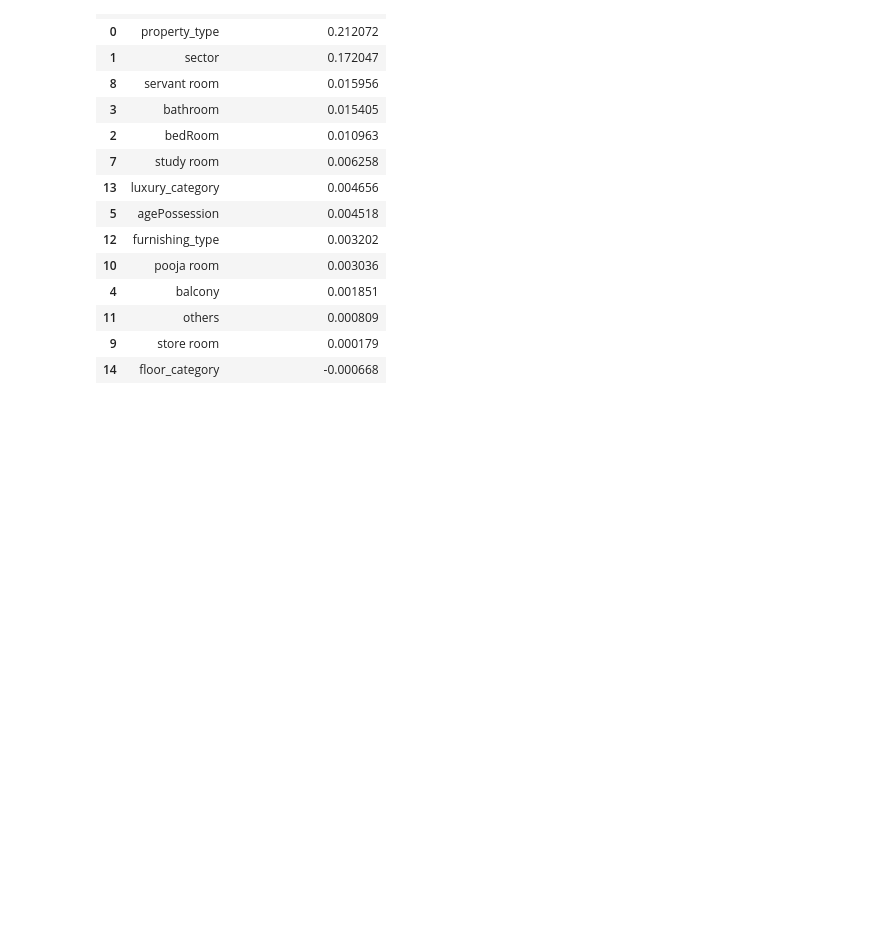
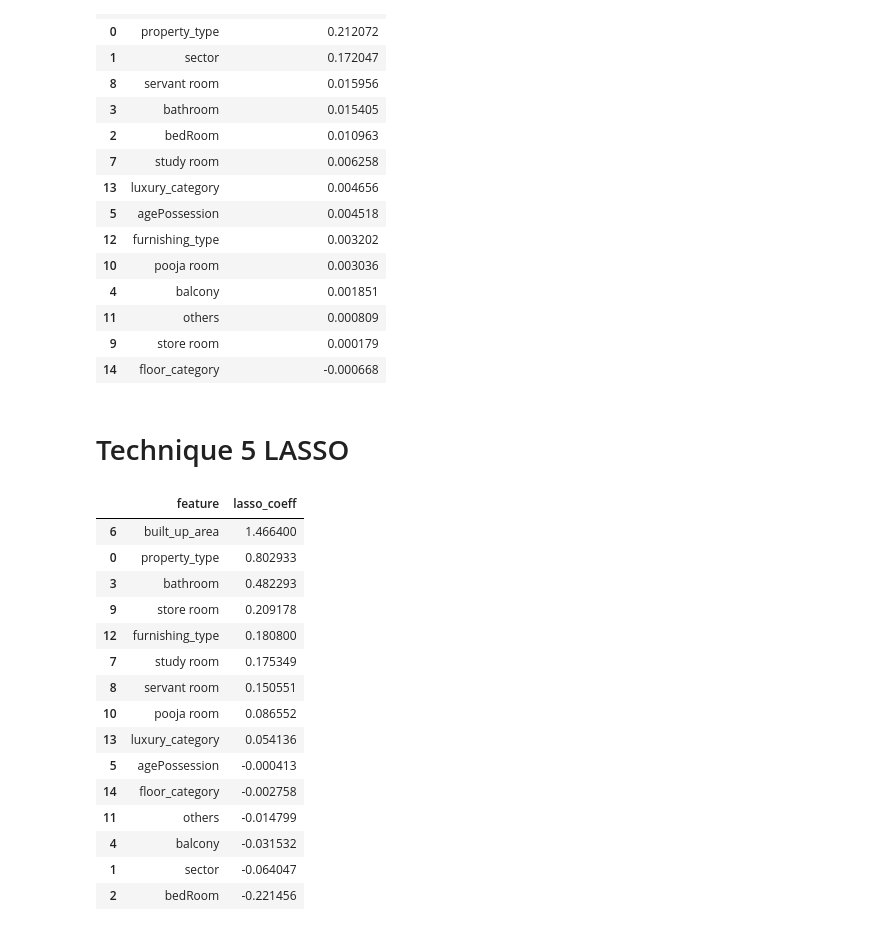
Before and after one commit to garvit1408/NestWise-, a Jupyter notebook: 5 - Feature & Model Selection, productionalization/feature-selection.ipynb, the cells around one changed output. Saved outputs shown, nothing was run; the diff lists cells and outputs as text; code cells hidden in the pictures; blank space fills up the shorter version.

Commit message:
LASSO

```diff
--- a/5 - Feature & Model Selection, productionalization/feature-selection.ipynb
+++ b/5 - Feature & Model Selection, productionalization/feature-selection.ipynb
@@ -352,3 +352,38 @@ fi_df4
 | 11 | others | 0.000809 |
 | 9 | store room | 0.000179 |
 | 14 | floor_category | -0.000668 |
+# %% [markdown]
+# Technique 5 LASSO
+# %%
+from sklearn.linear_model import Lasso
+from sklearn.preprocessing import StandardScaler
+
+scaler = StandardScaler()
+X_scaled = scaler.fit_transform(X_label)
+
+lasso = Lasso(alpha=0.01, random_state=42)
+lasso.fit(X_scaled, y_label)
+
+fi_df5 = pd.DataFrame({
+    'feature': X_label.columns,
+    'lasso_coeff': lasso.coef_
+}).sort_values(by='lasso_coeff', ascending=False)
+
+fi_df5
+# %% [output]
+|  | feature | lasso_coeff |
+| 6 | built_up_area | 1.466400 |
+| 0 | property_type | 0.802933 |
+| 3 | bathroom | 0.482293 |
+| 9 | store room | 0.209178 |
+| 12 | furnishing_type | 0.180800 |
+| 7 | study room | 0.175349 |
+| 8 | servant room | 0.150551 |
+| 10 | pooja room | 0.086552 |
+| 13 | luxury_category | 0.054136 |
+| 5 | agePossession | -0.000413 |
+| 14 | floor_category | -0.002758 |
+| 11 | others | -0.014799 |
+| 4 | balcony | -0.031532 |
+| 1 | sector | -0.064047 |
+| 2 | bedRoom | -0.221456 |
```
